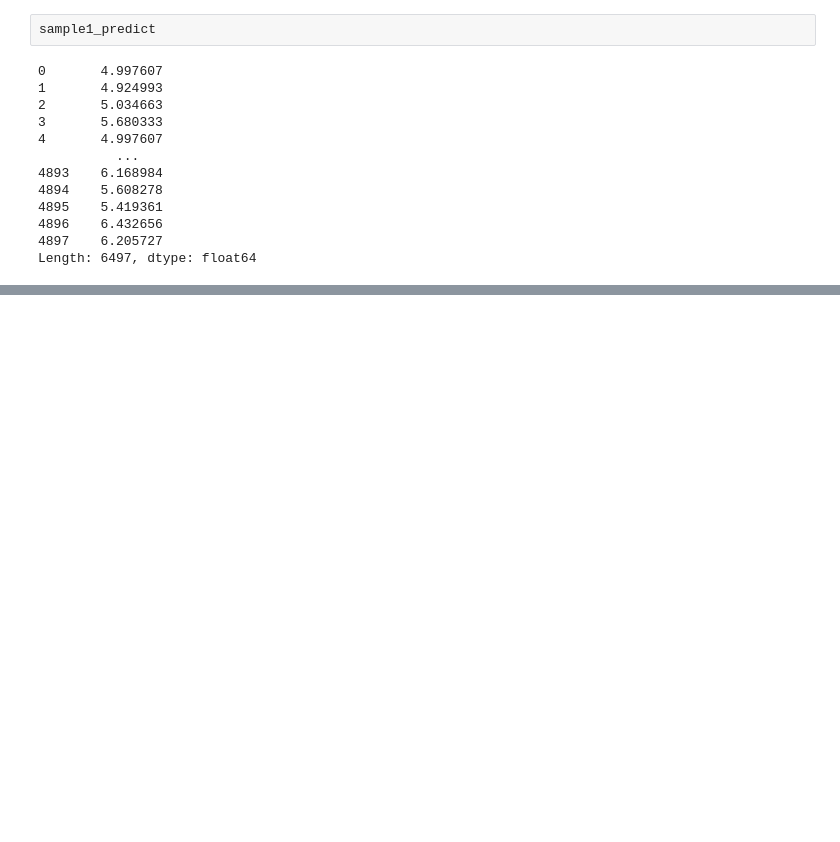
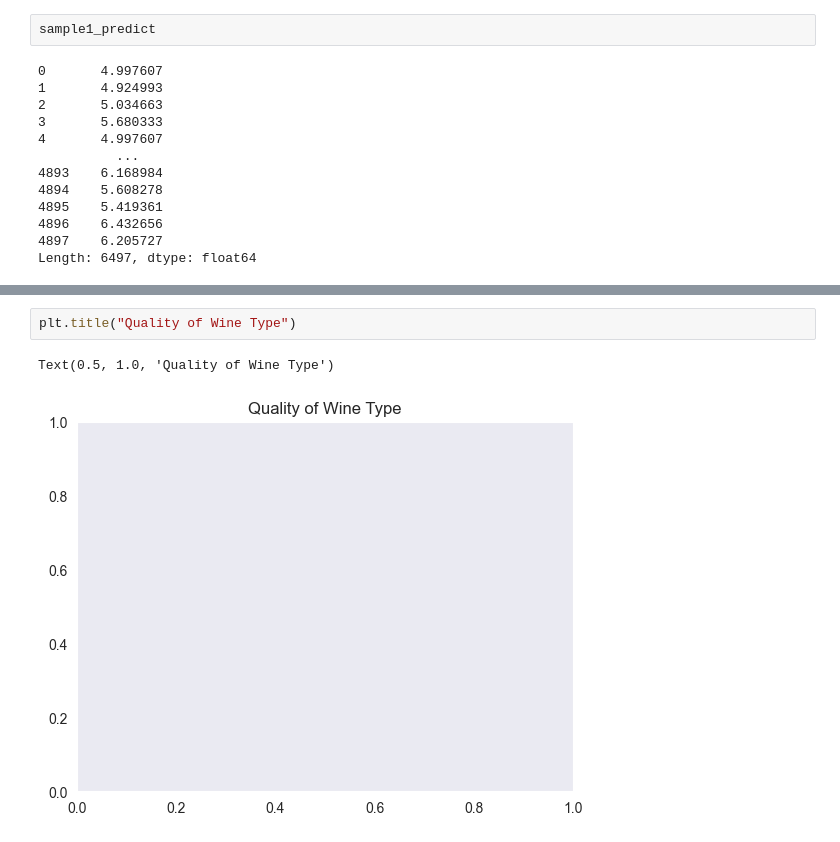
Before and after one commit to yooodleee/personal-study, a Jupyter notebook: data_analysis/bigdata_analysis/wine_quality_grade.ipynb, the cells around one changed output, grey strips where cells are left out. Saved outputs shown, nothing was run; the diff lists cells and outputs as text; blank space fills up the shorter version.

```diff
--- a/data_analysis/bigdata_analysis/wine_quality_grade.ipynb
+++ b/data_analysis/bigdata_analysis/wine_quality_grade.ipynb
@@ -353,0 +422,5 @@ Length: 6497, dtype: float64
+# %%
+plt.title("Quality of Wine Type")
+# %% [output]
+Text(0.5, 1.0, 'Quality of Wine Type')
+[figure, added]
```
Also changed, not shown: parts of 25 cells of this notebook.
